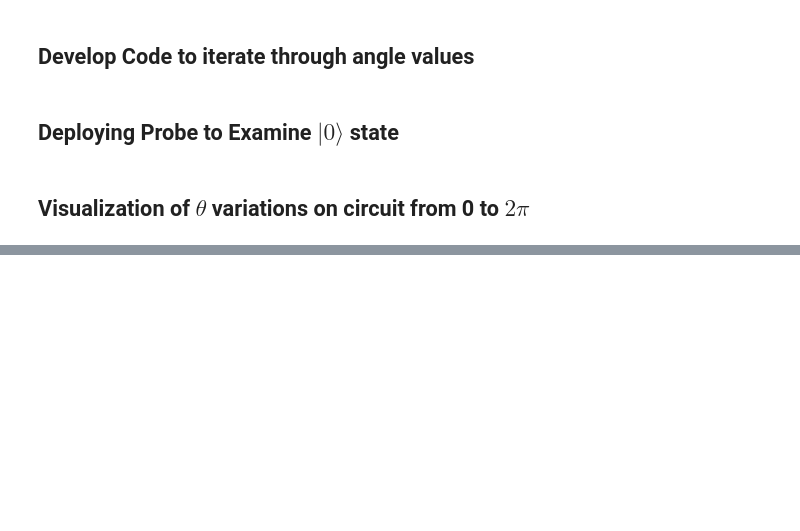
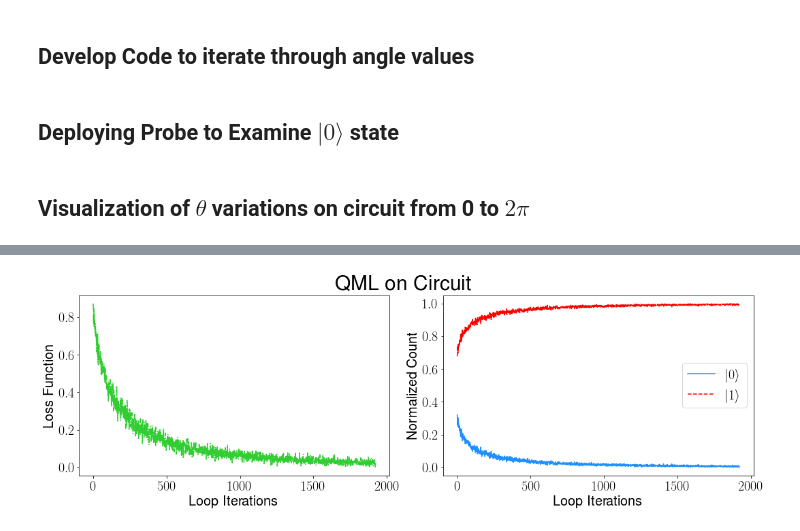
Before and after one commit to enriqueasegura/Quantum-X, a Jupyter notebook: QMLHEP_Task.ipynb, the cells around one changed output, grey strips where cells are left out. Drawn from its saved outputs; the diff is of its cells as text; code cells hidden in the pictures; blank space fills up the shorter version.

```diff
--- a/QMLHEP_Task.ipynb
+++ b/QMLHEP_Task.ipynb
@@ -385,0 +510,28 @@ plt.subplots_adjust(top=.9)
+# %%
+plot_ml = plt.figure(figsize=(15,5))
+plt.subplot(121)
+plt.tick_params(labelsize=20)
+plt.plot(test[1], color='limegreen', linestyle='-.')
+
+plt.ylabel('Loss Function', fontsize=20)
+plt.xlabel('Loop Iterations', fontsize=20)
+
+plt.subplot(122)
+
+plt.plot(test[5], label = r'$|0 \rangle$', linestyle='-',color='dodgerblue')
+plt.plot( test[6], label = r'$|1 \rangle$', linestyle='--', color='red')
+
+plt.legend(loc='best', fontsize=20)
+plt.tick_params(labelsize=20)
+
+plt.xlabel('Loop Iterations', fontsize=20)
+plt.ylabel('Normalized Count', fontsize=20)
+
+plt.suptitle(r'QML on Circuit', fontsize=30)
+plt.tick_params(labelsize=20)
+
+plt.tight_layout()
+
+plt.subplots_adjust(top=.9)
+# %% [output]
+[figure, added]
```
Also changed, not shown: parts of 15 cells of this notebook.
